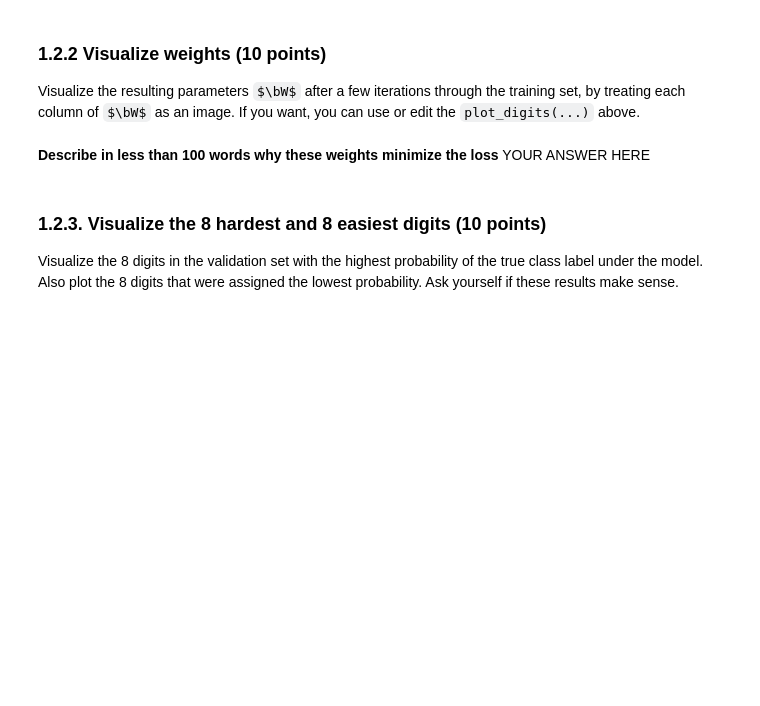
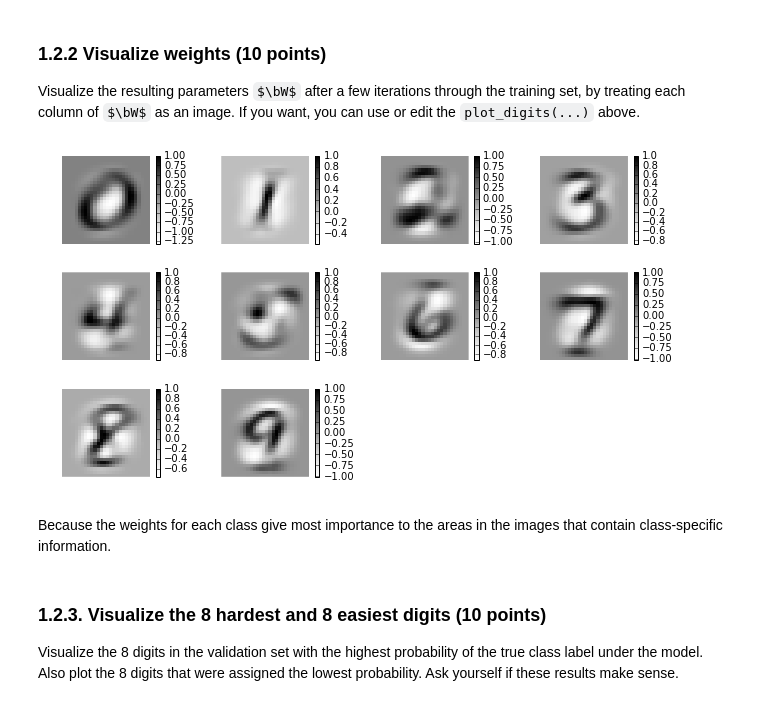
Before and after one commit to Kaleidophon/-friendly-octo-palm-tree, a Jupyter notebook: lab2.ipynb, the cells around one changed output. Drawn from its saved outputs; the diff is of its cells as text; code cells hidden in the pictures; some formulas as TeX source; blank space fills up the shorter version.

```diff
--- a/lab2.ipynb
+++ b/lab2.ipynb
@@ -88,7 +88,7 @@ Here's a visualisation of the first 8 digits of the trainingset:
 # %%
 def plot_digits(data, num_cols, targets=None, shape=(28,28)):
     num_digits = data.shape[0]
-    num_rows = int(num_digits/num_cols)
+    num_rows = np.ceil(num_digits/num_cols)
     for i in range(num_digits):
         plt.subplot(num_rows, num_cols, i+1)
         plt.imshow(data[i].reshape(shape), interpolation='none', cmap='Greys')
@@ -342,6 +379,9 @@ raise NotImplementedError()
-# %% [markdown]
-**Describe in less than 100 words why these weights minimize the loss**
-YOUR ANSWER HERE
+# %%
+plot_digits(w.T, 4)
+# %% [output]
+[figure, added]
+# %% [markdown]
+Because the weights for each class give most importance to the areas in the images that contain class-specific information.
 # %% [markdown]
 ### 1.2.3. Visualize the 8 hardest and 8 easiest digits (10 points)
 Visualize the 8 digits in the validation set with the highest probability of the true class label under the model.
```
Also changed, not shown: parts of 6 cells of this notebook.
